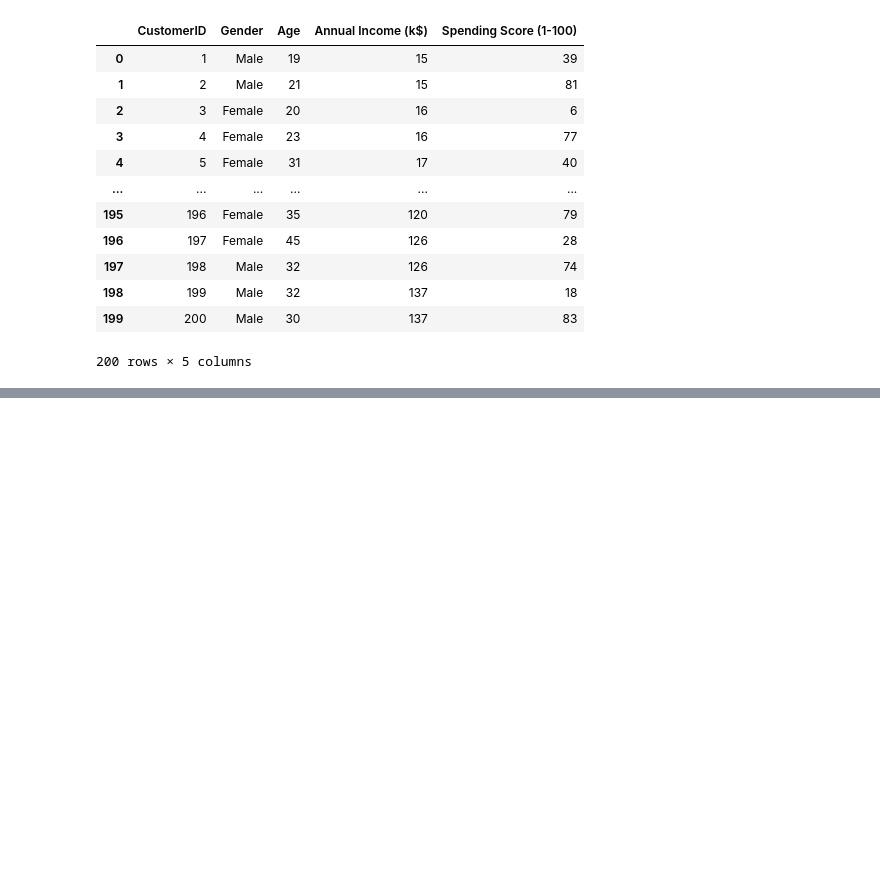
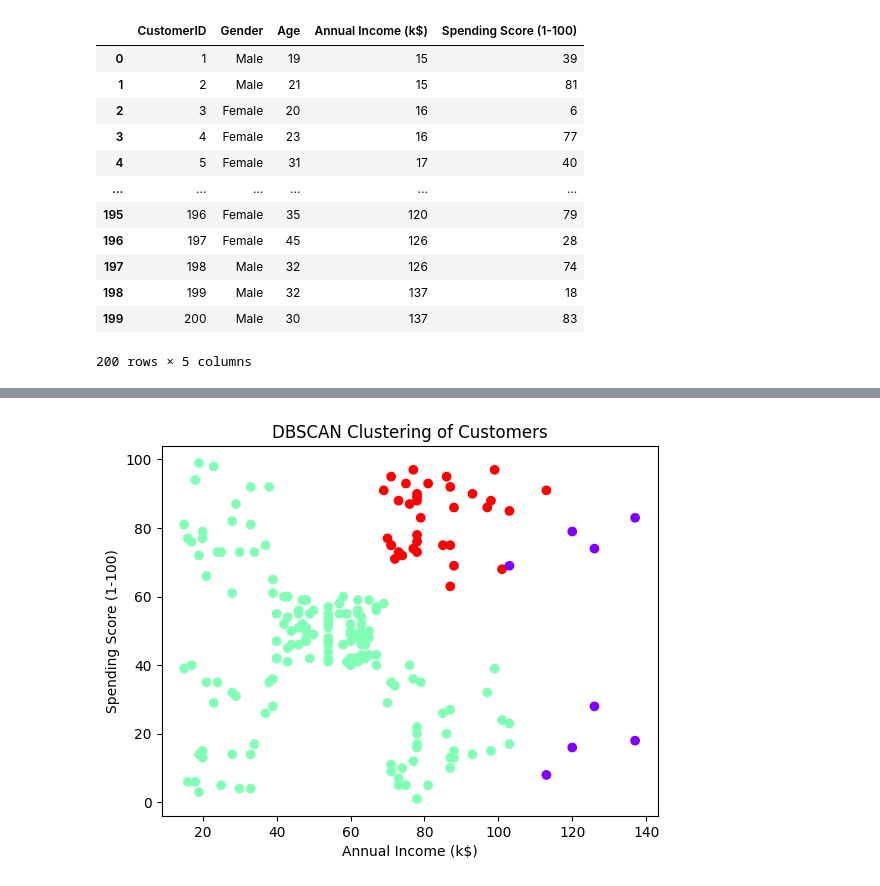
Before and after one commit to gregory-bot/kmeans_clustering, a Jupyter notebook: db scan.ipynb, the cells around one changed output, grey strips where cells are left out. Drawn from its saved outputs; the diff is of its cells as text; code cells hidden in the pictures; blank space fills up the shorter version.

```diff
--- a/db scan.ipynb
+++ b/db scan.ipynb
@@ -48,0 +61,15 @@ X
+# %%
+#scale our data
+scaler = StandardScaler()
+X_scaled = scaler.fit_transform(X)
+#apply DBSCAN
+dbscan = DBSCAN(eps=0.5, min_samples=5)
+clusters = dbscan.fit_predict(X_scaled)
+#visualize the clusters
+plt.scatter(X[:, 0], X[:, 1], c=clusters, cmap='rainbow')
+plt.xlabel('Annual Income (k$)')
+plt.ylabel('Spending Score (1-100)')
+plt.title('DBSCAN Clustering of Customers')
+plt.show()
+# %% [output]
+[figure, added]
```
Also changed, not shown: parts of 12 cells of this notebook.
